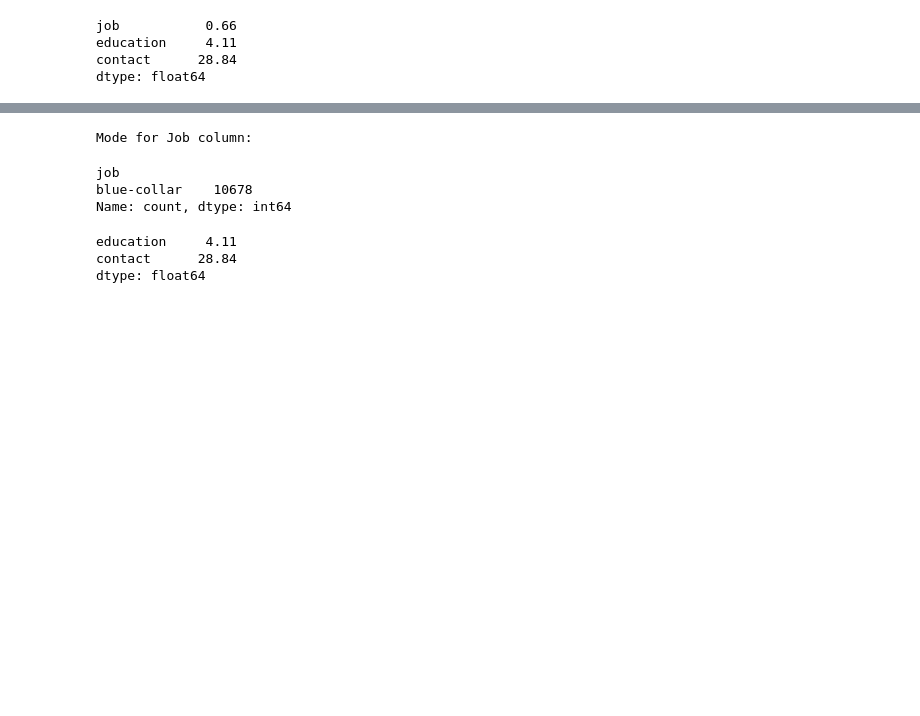
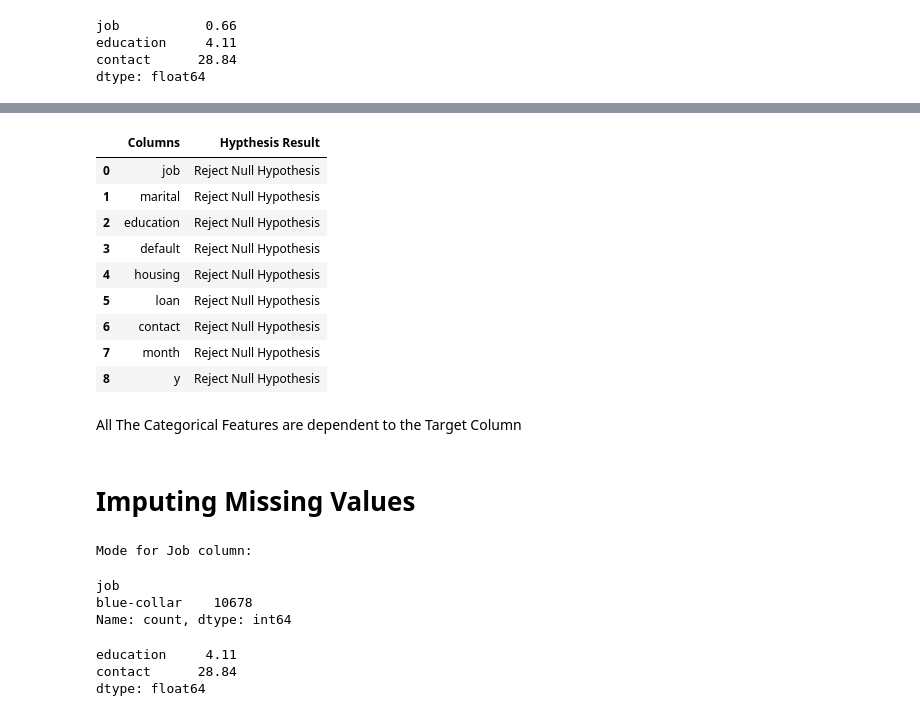
Before and after one commit to Jatindra23/bank_deposit_prediction, a Jupyter notebook: bankEDA.ipynb, the cells around one changed output, grey strips where cells are left out. Cells and saved outputs as stored; diff of their text form; code cells hidden in the pictures; blank space fills up the shorter version.

```diff
--- a/bankEDA.ipynb
+++ b/bankEDA.ipynb
@@ -160,3 +214,31 @@ dtype: float64
+# %%
+from scipy.stats import chi2_contingency
+chi2_test = []
+for feature in categorical_features:
+    if chi2_contingency(pd.crosstab(df["y"], df[feature]))[1] < 0.05:
+        chi2_test.append("Reject Null Hypothesis")
+
+    else:
+        chi2_test.append("Fail to reject Null Hypothesis")
+
+result = pd.DataFrame(data = [categorical_features,chi2_test]).T
+result.columns = ["Columns","Hypthesis Result"]
+result
+# %% [output]
+|  | Columns | Hypthesis Result |
+| 0 | job | Reject Null Hypothesis |
+| 1 | marital | Reject Null Hypothesis |
+| 2 | education | Reject Null Hypothesis |
+| 3 | default | Reject Null Hypothesis |
+| 4 | housing | Reject Null Hypothesis |
+| 5 | loan | Reject Null Hypothesis |
+| 6 | contact | Reject Null Hypothesis |
+| 7 | month | Reject Null Hypothesis |
+| 8 | y | Reject Null Hypothesis |
+# %% [markdown]
+All The Categorical Features are dependent to the Target Column
+# %% [markdown]
+# Imputing Missing Values
 # %%
 # Viewing the mode value of the column  3. job
 print('Mode for Job column:')
```
Also changed, not shown: parts of 30 cells of this notebook, 12 other files.
